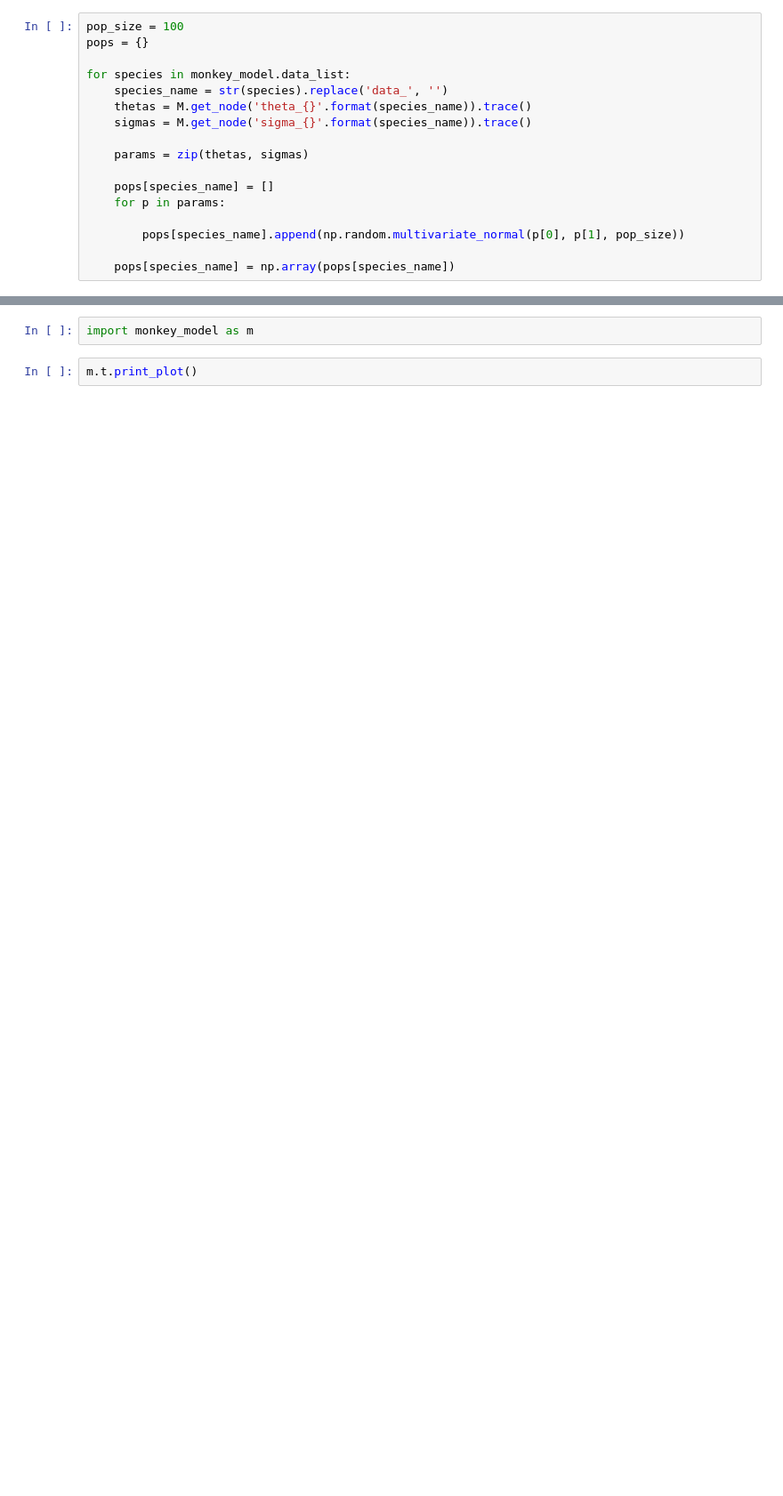
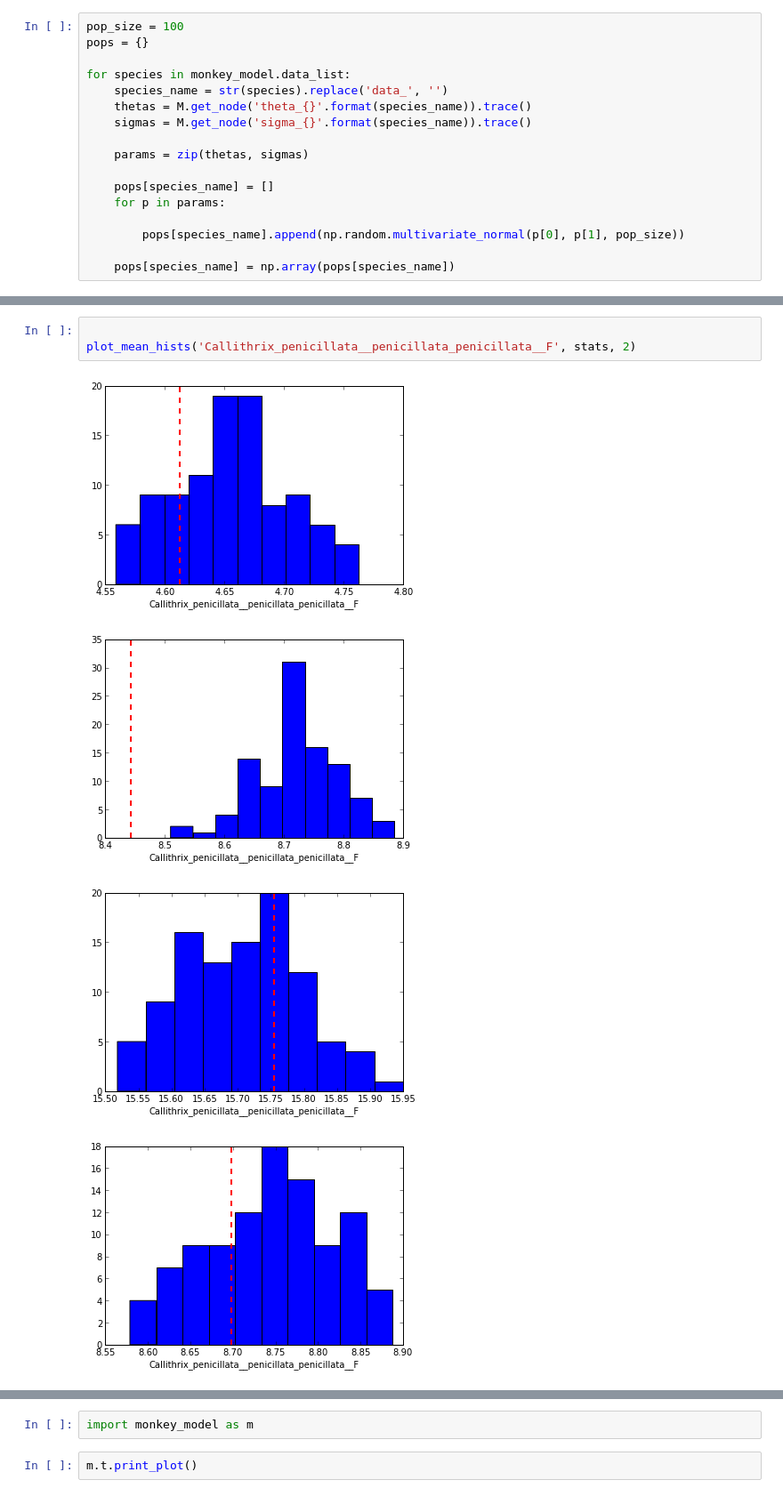
Before and after one commit to diogro/bayesian-cov-estimation, a Jupyter notebook: Monkey Model.ipynb, the cells around one changed output, grey strips where cells are left out. Shown at 89% size. Cells and saved outputs as stored; diff of their text form; blank space fills up the shorter version.

```diff
--- a/Monkey Model.ipynb
+++ b/Monkey Model.ipynb
@@ -116,0 +92,8 @@ plot_mean_hists('Leontopithecus_rosalia__rosalia_rosalia__M', stats, 1)
+# %%
+
+plot_mean_hists('Callithrix_penicillata__penicillata_penicillata__F', stats, 2)
+# %% [output]
+[figure, added]
+[figure, added]
+[figure, added]
+[figure, added]
```
Also changed, not shown: parts of 19 cells of this notebook.
